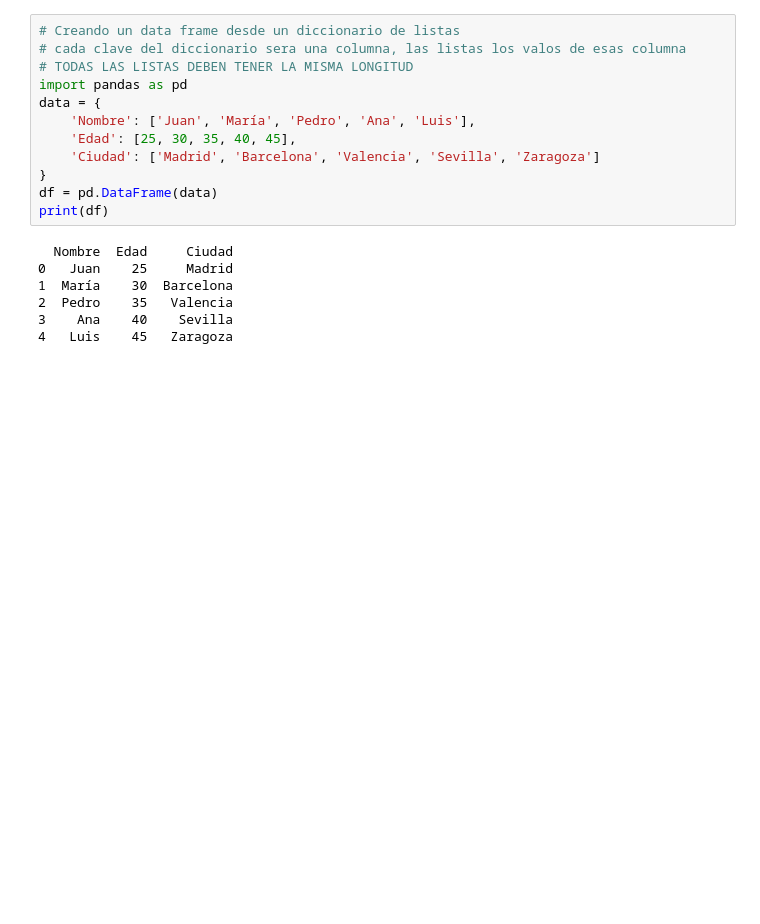
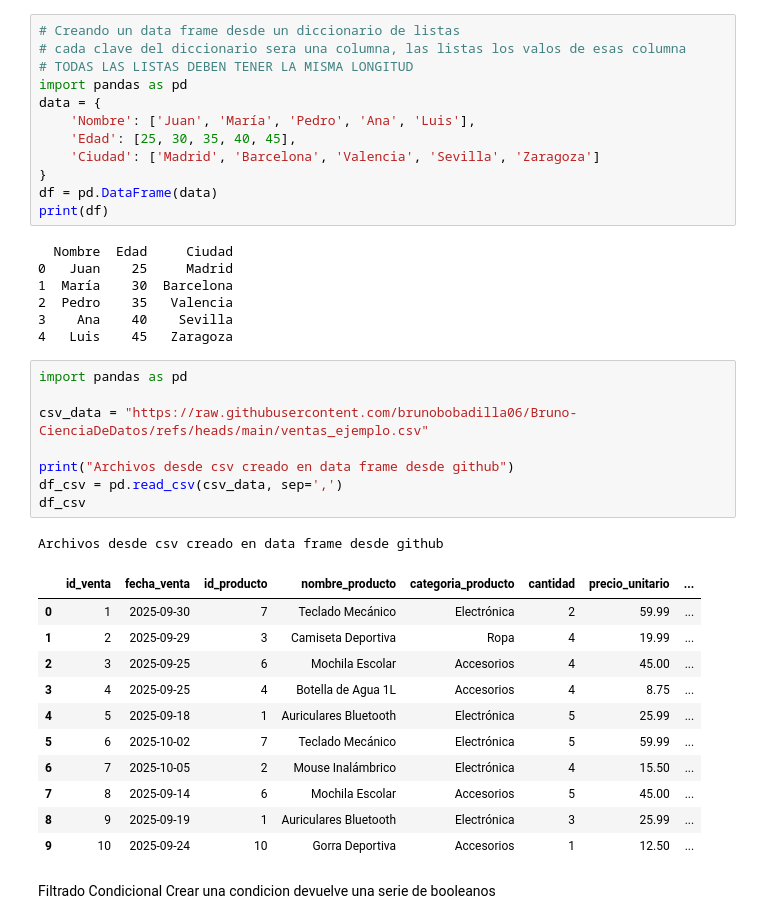
Before and after one commit to brunobobadilla06/Bruno-CienciaDeDatos, a Jupyter notebook: Numpy_Pandas.ipynb, the cells around one changed output. Drawn from its saved outputs; the diff is of its cells as text; blank space fills up the shorter version.

```diff
--- a/Numpy_Pandas.ipynb
+++ b/Numpy_Pandas.ipynb
@@ -109,3 +109,27 @@ print(df)
 2  Pedro    35   Valencia
 3    Ana    40    Sevilla
 4   Luis    45   Zaragoza
+# %%
+import pandas as pd
+
+csv_data = "https://raw.githubusercontent.com/brunobobadilla06/Bruno-CienciaDeDatos/refs/heads/main/ventas_ejemplo.csv"
+
+print("Archivos desde csv creado en data frame desde github")
+df_csv = pd.read_csv(csv_data, sep=',')
+df_csv
+# %% [output]
+Archivos desde csv creado en data frame desde github
+|  | id_venta | fecha_venta | id_producto | nombre_producto | categoria_producto | cantidad | precio_unitario | ... |
+| 0 | 1 | 2025-09-30 | 7 | Teclado Mecánico | Electrónica | 2 | 59.99 | ... |
+| 1 | 2 | 2025-09-29 | 3 | Camiseta Deportiva | Ropa | 4 | 19.99 | ... |
+| 2 | 3 | 2025-09-25 | 6 | Mochila Escolar | Accesorios | 4 | 45.00 | ... |
+| 3 | 4 | 2025-09-25 | 4 | Botella de Agua 1L | Accesorios | 4 | 8.75 | ... |
+| 4 | 5 | 2025-09-18 | 1 | Auriculares Bluetooth | Electrónica | 5 | 25.99 | ... |
+| 5 | 6 | 2025-10-02 | 7 | Teclado Mecánico | Electrónica | 5 | 59.99 | ... |
+| 6 | 7 | 2025-10-05 | 2 | Mouse Inalámbrico | Electrónica | 4 | 15.50 | ... |
+| 7 | 8 | 2025-09-14 | 6 | Mochila Escolar | Accesorios | 5 | 45.00 | ... |
+| 8 | 9 | 2025-09-19 | 1 | Auriculares Bluetooth | Electrónica | 3 | 25.99 | ... |
+| 9 | 10 | 2025-09-24 | 10 | Gorra Deportiva | Accesorios | 1 | 12.50 | ... |
+# %% [markdown]
+Filtrado Condicional
+Crear una condicion devuelve una serie de booleanos
```
Also changed, not shown: parts of 2 cells of this notebook.
